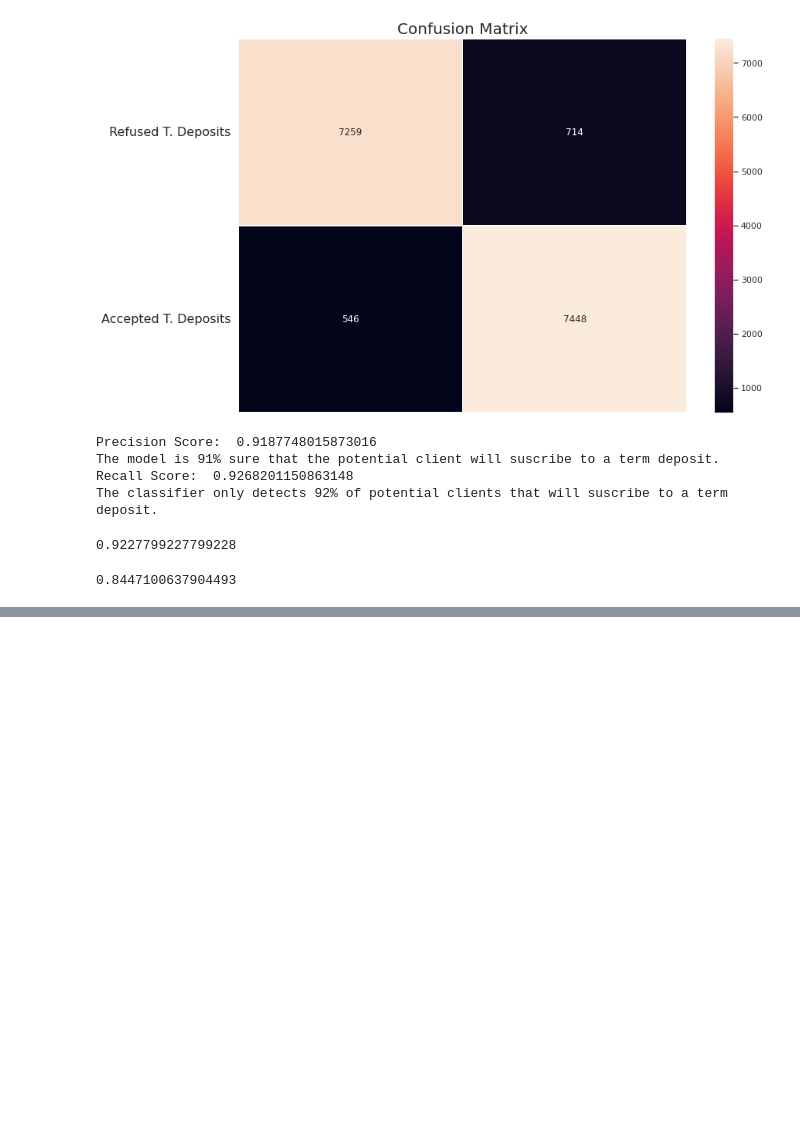
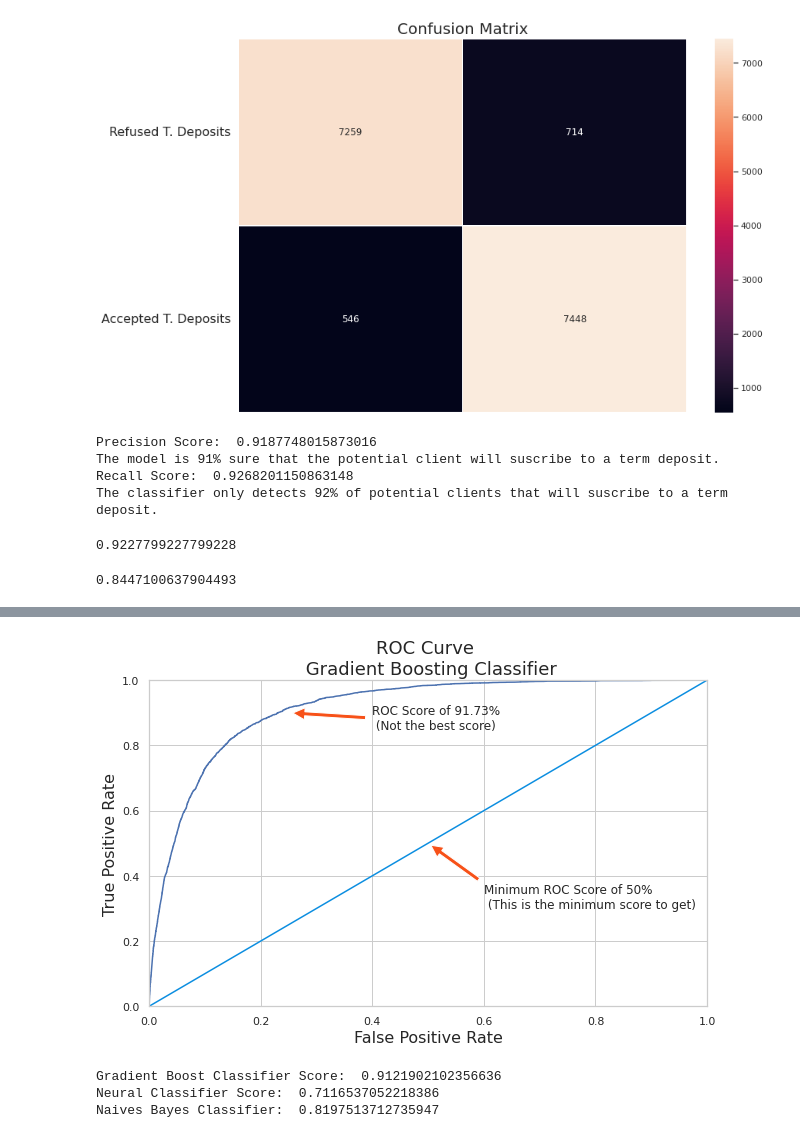
Before and after one commit to itishajain15/Bank_Marketing_Campaing_Prediction, a Jupyter notebook: Bank_Marketing_Prediction.ipynb, the cells around one changed output, grey strips where cells are left out. Drawn from its saved outputs; the diff is of its cells as text; code cells hidden in the pictures; blank space fills up the shorter version.

```diff
--- a/Bank_Marketing_Prediction.ipynb
+++ b/Bank_Marketing_Prediction.ipynb
@@ -1017,0 +1148,43 @@ matthews_corrcoef(yy_test_smote, y_test_smote_pred, sample_weight=None)
+# %%
+#roc curve
+from sklearn.metrics import roc_curve
+# Gradient Boosting Classifier
+# Neural Classifier
+# Naives Bayes Classifier
+grd_fpr, grd_tpr, thresold = roc_curve(y_train, y_scores)
+neu_fpr, neu_tpr, neu_threshold = roc_curve(y_train, neural_y_scores)
+
+nav_fpr, nav_tpr, nav_threshold = roc_curve(y_train, naives_y_scores)
+# %%
+#roc curve
+def graph_roc_curve(false_positive_rate, true_positive_rate, label=None):
+    plt.figure(figsize=(10,6))
+    plt.title('ROC Curve \n Gradient Boosting Classifier', fontsize=18)
+    plt.plot(false_positive_rate, true_positive_rate, label=label)
+    plt.plot([0, 1], [0, 1], '#0C8EE0')
+    plt.axis([0, 1, 0, 1])
+    plt.xlabel('False Positive Rate', fontsize=16)
+    plt.ylabel('True Positive Rate', fontsize=16)
+    plt.annotate('ROC Score of 91.73% \n (Not the best score)', xy=(0.25, 0.9), xytext=(0.4, 0.85),
+            arrowprops=dict(facecolor='#F75118', shrink=0.05),
+            )
+    plt.annotate('Minimum ROC Score of 50% \n (This is the minimum score to get)', xy=(0.5, 0.5), xytext=(0.6, 0.3),
+                arrowprops=dict(facecolor='#F75118', shrink=0.05),
+                )
+
+
+graph_roc_curve(grd_fpr, grd_tpr, threshold)
+plt.show()
+# %% [output]
+[figure, added]
+# %%
+#roc_auc_score for different classifiers
+from sklearn.metrics import roc_auc_score
+
+print('Gradient Boost Classifier Score: ', roc_auc_score(y_train, y_scores))
+print('Neural Classifier Score: ', roc_auc_score(y_train, neural_y_scores))
+print('Naives Bayes Classifier: ', roc_auc_score(y_train, naives_y_scores))
+# %% [output]
+Gradient Boost Classifier Score:  0.9121902102356636
+Neural Classifier Score:  0.7116537052218386
+Naives Bayes Classifier:  0.8197513712735947
```
Also changed, not shown: parts of 23 cells of this notebook.
